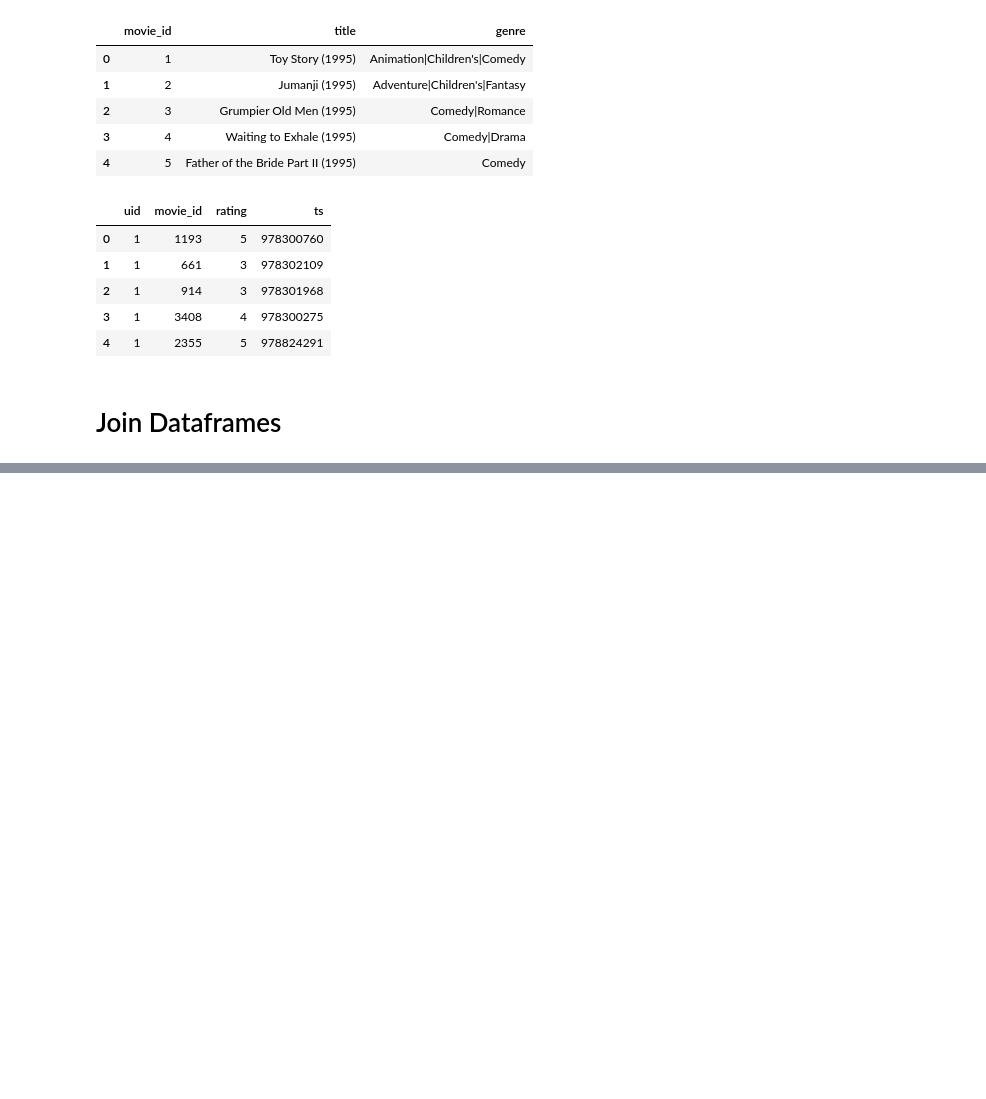
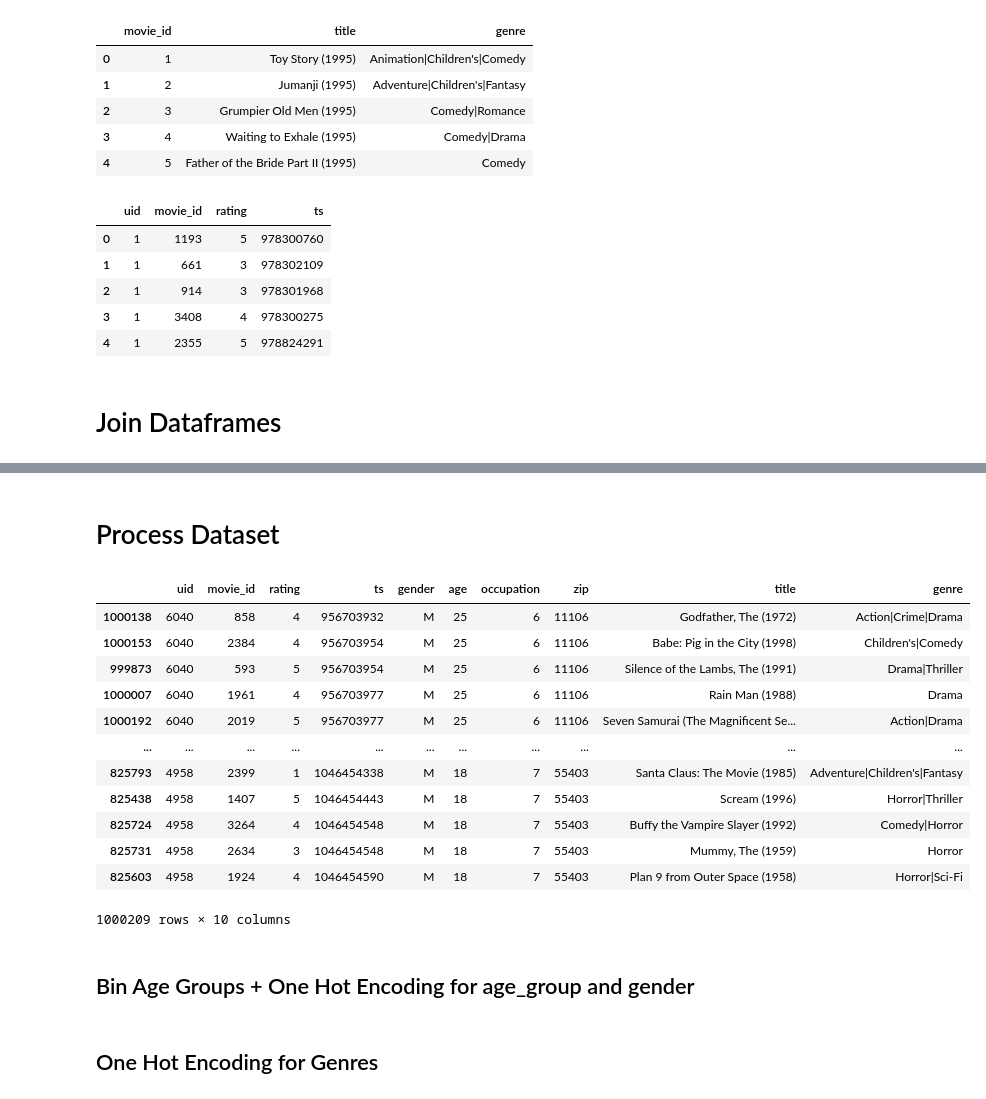
Before and after one commit to hgkumbhare/recommender-system, a Jupyter notebook: data_preprocessing.ipynb, the cells around one changed output, grey strips where cells are left out. Drawn from its saved outputs; the diff is of its cells as text; code cells hidden in the pictures; blank space fills up the shorter version.

Commit message:
one hot encoding for a number of columns

```diff
--- a/data_preprocessing.ipynb
+++ b/data_preprocessing.ipynb
@@ -49,0 +49,21 @@ movie_ratings.drop(['movie_id_ratings', 'movie_id_movies'], inplace=True, axis=1
+# %% [markdown]
+# Process Dataset
+# %%
+df.sort_values(by='ts', inplace=True)
+df
+# %% [output]
+|  | uid | movie_id | rating | ts | gender | age | occupation | zip | title | genre |
+| 1000138 | 6040 | 858 | 4 | 956703932 | M | 25 | 6 | 11106 | Godfather, The (1972) | Action|Crime|Drama |
+| 1000153 | 6040 | 2384 | 4 | 956703954 | M | 25 | 6 | 11106 | Babe: Pig in the City (1998) | Children's|Comedy |
+| 999873 | 6040 | 593 | 5 | 956703954 | M | 25 | 6 | 11106 | Silence of the Lambs, The (1991) | Drama|Thriller |
+| 1000007 | 6040 | 1961 | 4 | 956703977 | M | 25 | 6 | 11106 | Rain Man (1988) | Drama |
+| 1000192 | 6040 | 2019 | 5 | 956703977 | M | 25 | 6 | 11106 | Seven Samurai (The Magnificent Se... | Action|Drama |
+| ... | ... | ... | ... | ... | ... | ... | ... | ... | ... | ... |
+| 825793 | 4958 | 2399 | 1 | 1046454338 | M | 18 | 7 | 55403 | Santa Claus: The Movie (1985) | Adventure|Children's|Fantasy |
+| 825438 | 4958 | 1407 | 5 | 1046454443 | M | 18 | 7 | 55403 | Scream (1996) | Horror|Thriller |
+| 825724 | 4958 | 3264 | 4 | 1046454548 | M | 18 | 7 | 55403 | Buffy the Vampire Slayer (1992) | Comedy|Horror |
+| 825731 | 4958 | 2634 | 3 | 1046454548 | M | 18 | 7 | 55403 | Mummy, The (1959) | Horror |
+| 825603 | 4958 | 1924 | 4 | 1046454590 | M | 18 | 7 | 55403 | Plan 9 from Outer Space (1958) | Horror|Sci-Fi |
+1000209 rows × 10 columns
+# %% [markdown]
+## Bin Age Groups + One Hot Encoding for age_group and gender
@@ -49,0 +76,2 @@ movie_ratings.drop(['movie_id_ratings', 'movie_id_movies'], inplace=True, axis=1
+# %% [markdown]
+## One Hot Encoding for Genres
```
Also changed, not shown: parts of 10 cells of this notebook, 1 other file.
